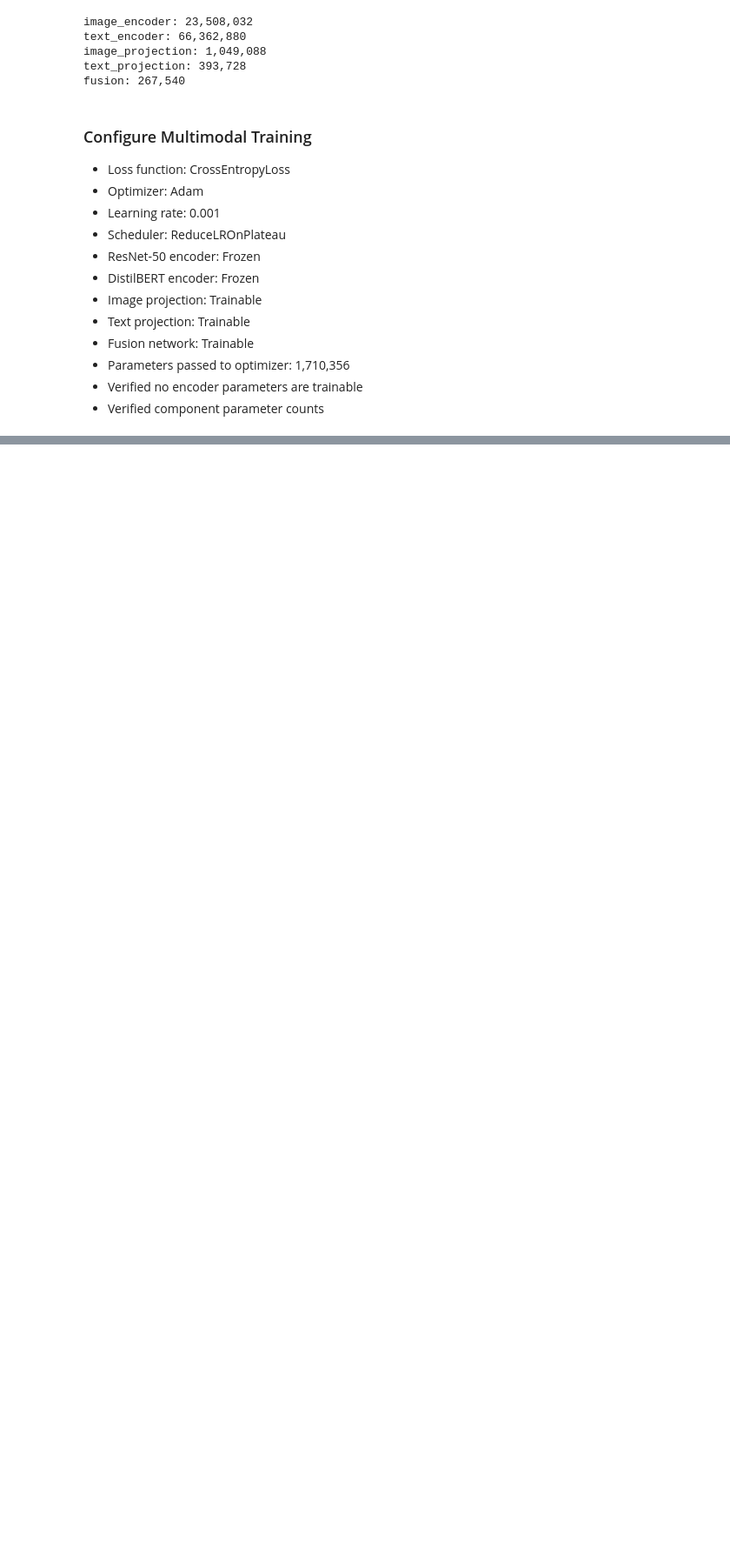
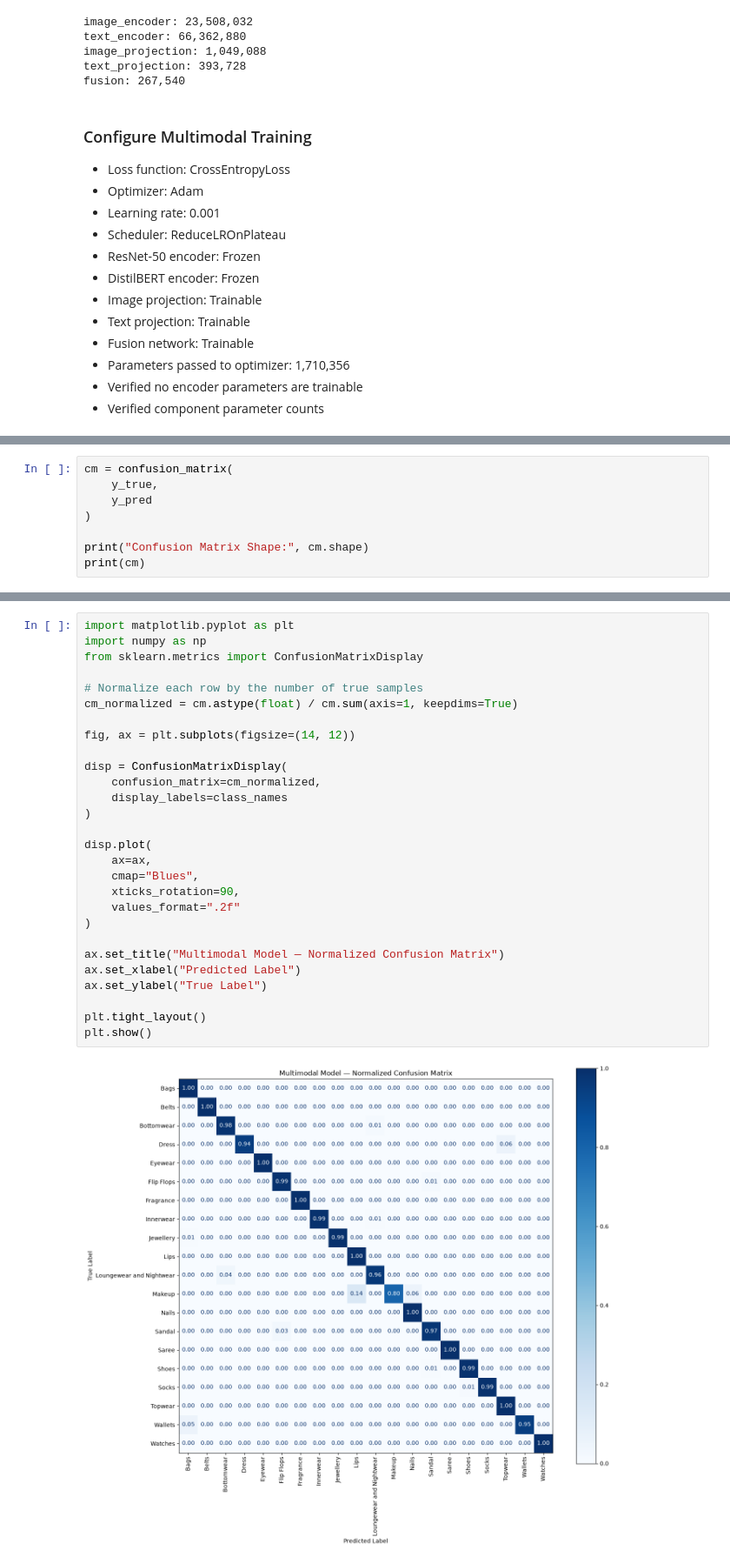
Before and after one commit to vk62945/Multimodal-Product-Intelligence, a Jupyter notebook: notebooks/05_Multimodal_Model.ipynb, the cells around one changed output, grey strips where cells are left out. Shown at 87% size. Saved outputs shown, nothing was run; the diff lists cells and outputs as text; blank space fills up the shorter version.

Commit message:
Complete multimodal fusion model

```diff
--- a/notebooks/05_Multimodal_Model.ipynb
+++ b/notebooks/05_Multimodal_Model.ipynb
@@ -600,0 +968,8 @@ fusion: 267,540
+# %%
+cm = confusion_matrix(
+    y_true,
+    y_pred
+)
+
+print("Confusion Matrix Shape:", cm.shape)
+print(cm)
@@ -600,0 +994,30 @@ fusion: 267,540
+# %%
+import matplotlib.pyplot as plt
+import numpy as np
+from sklearn.metrics import ConfusionMatrixDisplay
+
+# Normalize each row by the number of true samples
+cm_normalized = cm.astype(float) / cm.sum(axis=1, keepdims=True)
+
+fig, ax = plt.subplots(figsize=(14, 12))
+
+disp = ConfusionMatrixDisplay(
+    confusion_matrix=cm_normalized,
+    display_labels=class_names
+)
+
+disp.plot(
+    ax=ax,
+    cmap="Blues",
+    xticks_rotation=90,
+    values_format=".2f"
+)
+
+ax.set_title("Multimodal Model — Normalized Confusion Matrix")
+ax.set_xlabel("Predicted Label")
+ax.set_ylabel("True Label")
+
+plt.tight_layout()
+plt.show()
+# %% [output]
+[figure, added]
```
Also changed, not shown: parts of 19 cells of this notebook.
